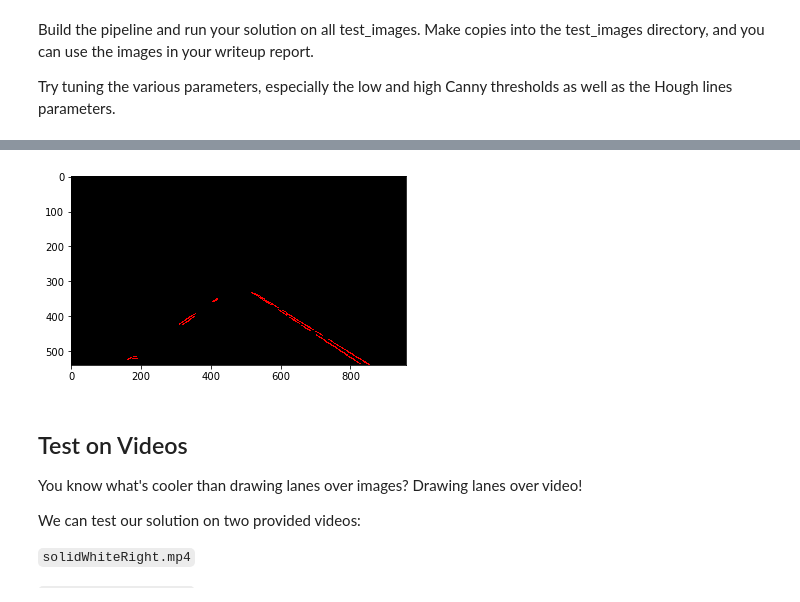
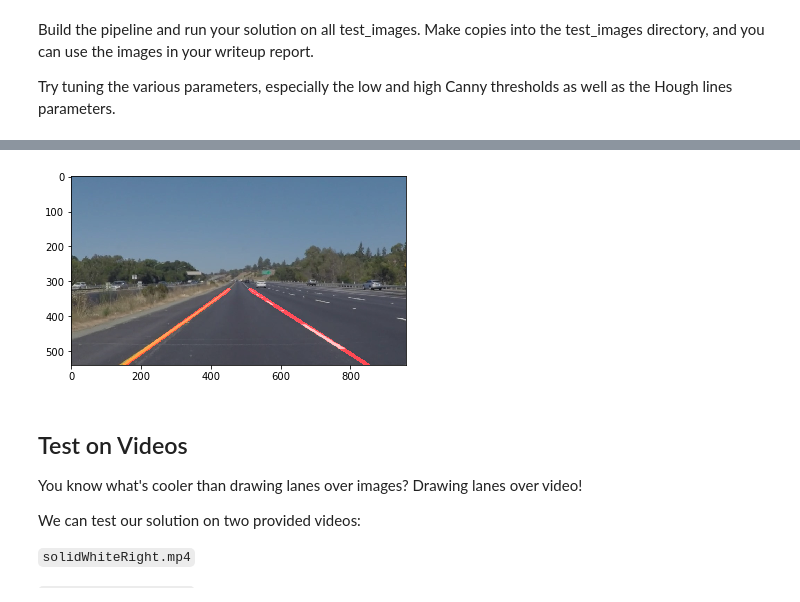
Before and after one commit to roneyal/CarND-LaneLines-P1, a Jupyter notebook: P1.ipynb, the cells around one changed output, grey strips where cells are left out. Cells and saved outputs as stored; diff of their text form; code cells hidden in the pictures.

```diff
--- a/P1.ipynb
+++ b/P1.ipynb
@@ -196,41 +243,56 @@ Try tuning the various parameters, especially the low and high Canny thresholds
 # TODO: Build your pipeline that will draw lane lines on the test_images
 # then save them to the test_images directory.
 
-## Constant Values
-GAUSSIAN_KERNEL_SIZE = 3
-CANNY_HIGH_TH = 130
-CANNY_LOW_TH = 50
-REGION_VERTICES = [[1., 0.], [0.6, 0.45], [0.6, 0.55], [1., 1.]] #Polygon of the region of interest, relative to image size
-##End of constants
 
-## Hough Transform Parameters ##
-rho = 1
-theta = np.pi / 180
-threshold = 1
-min_line_length = 10
-max_line_gap = 3
-## End of Hough Transform params ##
+def draw_lane_lines(image):
+
+    ## Constant Values
+    GAUSSIAN_KERNEL_SIZE = 3
+    CANNY_HIGH_TH = 130
+    CANNY_LOW_TH = 50
+    REGION_VERTICES = [[1., 0.], [0.6, 0.45], [0.6, 0.55], [1., 1.]] #Polygon of the region of interest, relative to image size
+    ##End of constants
+
+    ## Hough Transform Parameters ##
+    rho = 3
+    theta = np.pi / 90
+    threshold = 10
+    min_line_length = 15
+    max_line_gap = 10
+    ## End of Hough Transform params ##
+
+    gray = grayscale(image)
+
+    blurred = gaussian_blur(gray, GAUSSIAN_KERNEL_SIZE)
+
+    edges = canny(blurred, CANNY_LOW_TH, CANNY_HIGH_TH)
+
+    vertices = [[np.ceil(v[1] * image.shape[1]), np.ceil(v[0] * image.shape[0])] for v in REGION_VERTICES]
+
+    #print (vertices)
+    polygon = [np.array(vertices, np.int32)]
+
+    #print(polygon)
+    area_filtered = region_of_interest(edges, polygon)
+    plt.imshow(area_filtered)
+
+    #draw_lines
+
+    #lines = cv2.HoughLinesP(area_filtered, rho, theta, threshold, np.array([]), minLineLength=min_line_len, maxLineGap=max_line_gap)
+
+    hough = hough_lines(area_filtered, rho, theta, threshold, min_line_length, max_line_gap)
+
+
+    weighted = weighted_img(hough, image)
+    plt.imshow(weighted)
+
+    return weighted
 
 test_images = os.listdir("test_images/")
 
-gray = grayscale(image)
-
-blurred = gaussian_blur(gray, GAUSSIAN_KERNEL_SIZE)
-
-edges = canny(blurred, CANNY_LOW_TH, CANNY_HIGH_TH)
-
-vertices = [[np.ceil(v[1] * image.shape[1]), np.ceil(v[0] * image.shape[0])] for v in REGION_VERTICES]
-
-print (vertices)
-polygon = [np.array(vertices, np.int32)]
-
-print(polygon)
-area_filtered = region_of_interest(edges, polygon)
-plt.imshow(area_filtered)
-
-
-
-hough = hough_lines(area_filtered, rho, theta, threshold, min_line_length, max_line_gap)
-
-plt.imshow(hough)
+for image_name in test_images:
+    if image_name.endswith('.jpg'):
+        image = mpimg.imread('test_images/' + image_name)
+        lanes_image = draw_lane_lines(image)
+        mpimg.imsave('test_images/out/' + os.path.splitext(image_name)[0] + '_lanes.png', lanes_image)
 # %% [output]
@@ -243,4 +299,4 @@ plt.imshow(hough)
-[figure, old version]
+[figure, new version]
 # %% [markdown]
 ## Test on Videos
 
```
Also changed, not shown: parts of 10 cells of this notebook.
